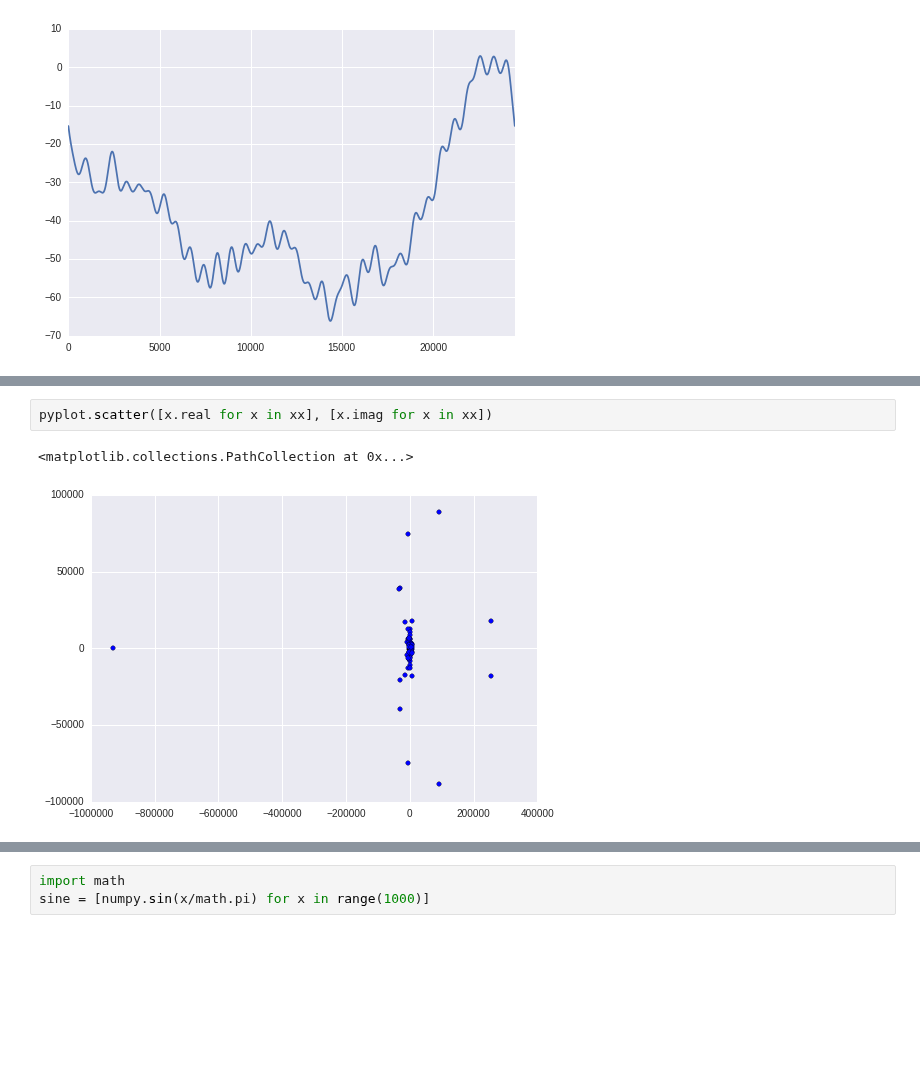
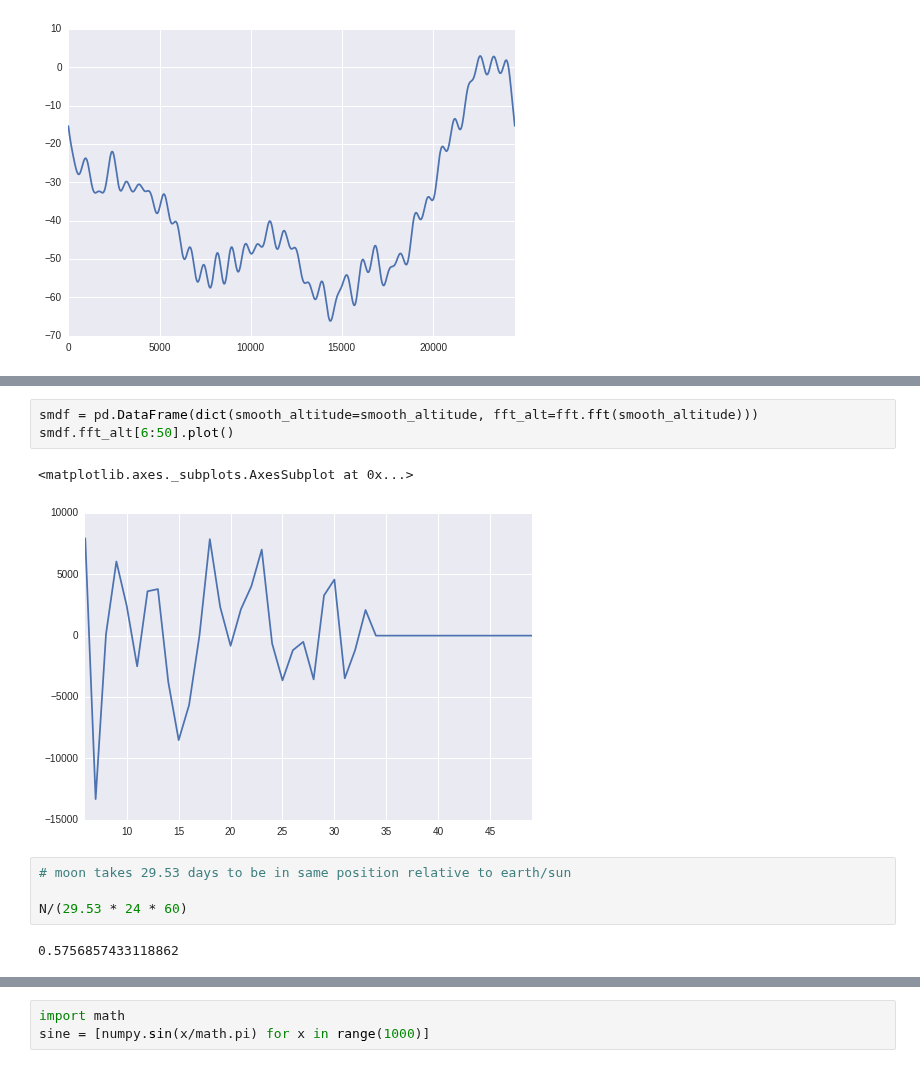
Before and after one commit to peakrisk/peakrisk, a Jupyter notebook: posts/machine-learning-in-the-atmosphere.ipynb, the cells around one changed output, grey strips where cells are left out. Cells and saved outputs as stored; diff of their text form; blank space fills up the shorter version.

```diff
--- a/posts/machine-learning-in-the-atmosphere.ipynb
+++ b/posts/machine-learning-in-the-atmosphere.ipynb
@@ -136,5 +135,12 @@ array([<matplotlib.axes._subplots.AxesSubplot object at 0x...>,
-# %%
-pyplot.scatter([x.real for x in xx], [x.imag for x in xx])
-# %% [output]
-<matplotlib.collections.PathCollection at 0x...>
-[figure, removed]
+# %%
+smdf = pd.DataFrame(dict(smooth_altitude=smooth_altitude, fft_alt=fft.fft(smooth_altitude)))
+smdf.fft_alt[6:50].plot()
+# %% [output]
+<matplotlib.axes._subplots.AxesSubplot at 0x...>
+[figure, added]
+# %%
+# moon takes 29.53 days to be in same position relative to earth/sun
+
+N/(29.53 * 24 * 60)
+# %% [output]
+0.5756857433118862
```
Also changed, not shown: parts of 2 cells of this notebook, 3 other files.
